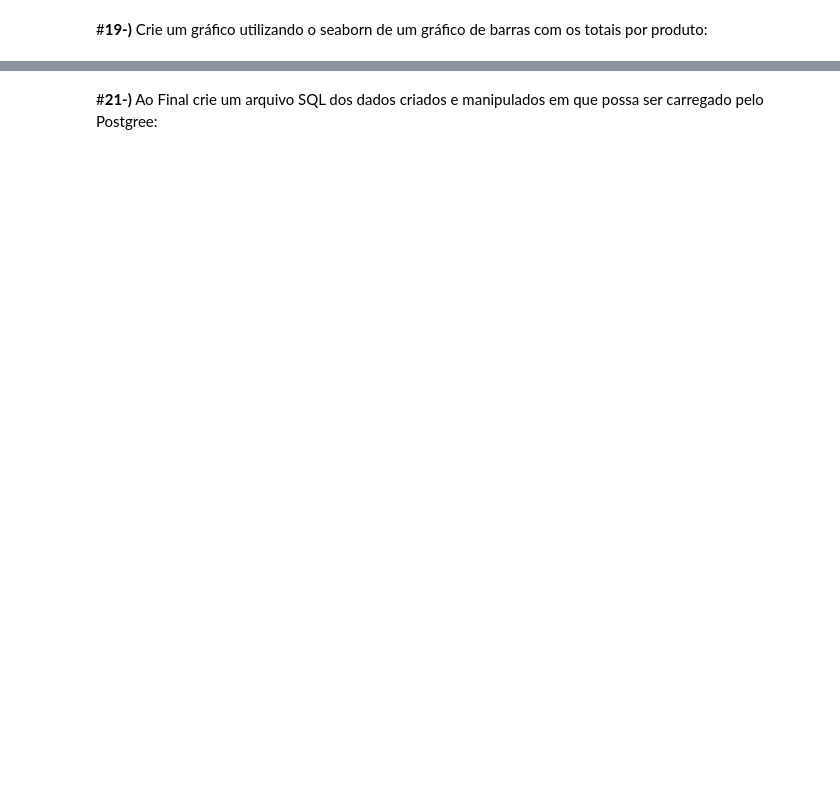
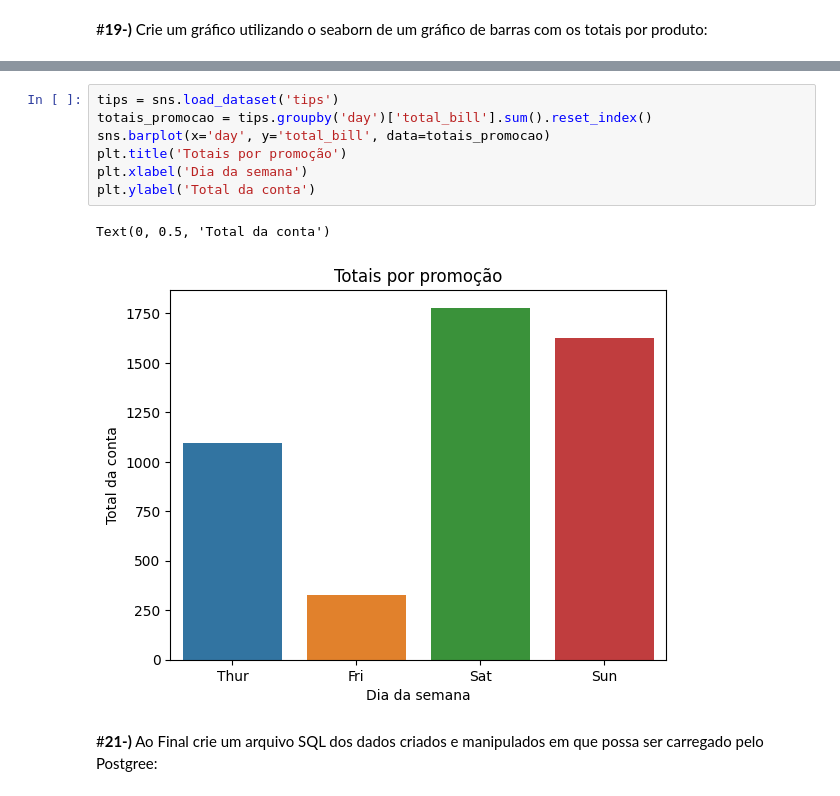
Before and after one commit to ViZanella/Python-Two, a Jupyter notebook: Atividade_Revisão_Python.ipynb, the cells around one changed output, grey strips where cells are left out. Saved outputs shown, nothing was run; the diff lists cells and outputs as text; blank space fills up the shorter version.

```diff
--- a/Atividade_Revisão_Python.ipynb
+++ b/Atividade_Revisão_Python.ipynb
@@ -441,5 +443,15 @@ plt.show()
 #**20-)** Crie um gráfico utilizando o seaborn de um gráfico de barras com os totais por promoção.
 # De acordo com o gráfico a seguir:
 ![image.png](embedded-picture-1)
+# %%
+tips = sns.load_dataset('tips')
+totais_promocao = tips.groupby('day')['total_bill'].sum().reset_index()
+sns.barplot(x='day', y='total_bill', data=totais_promocao)
+plt.title('Totais por promoção')
+plt.xlabel('Dia da semana')
+plt.ylabel('Total da conta')
+# %% [output]
+Text(0, 0.5, 'Total da conta')
+[figure, added]
 # %% [markdown]
 #**21-)** Ao Final crie um arquivo SQL dos dados criados e manipulados em que possa ser carregado pelo Postgree:
```
Also changed, not shown: parts of 12 cells of this notebook.
